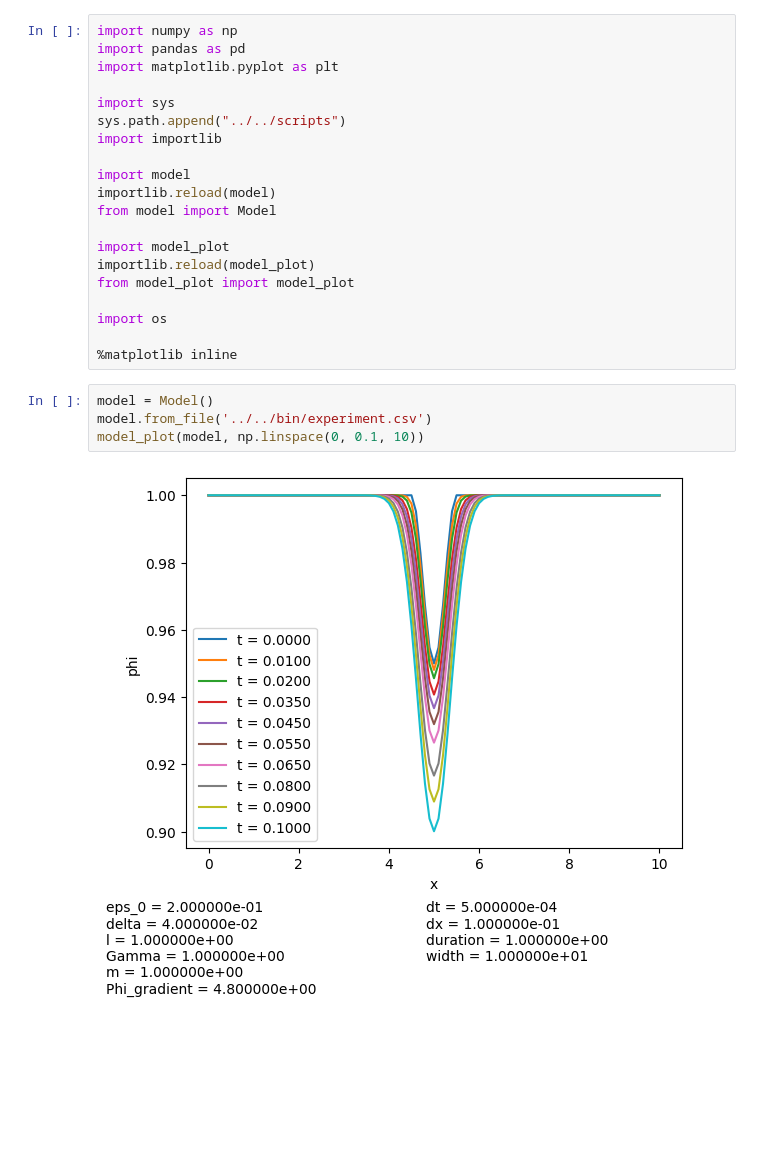
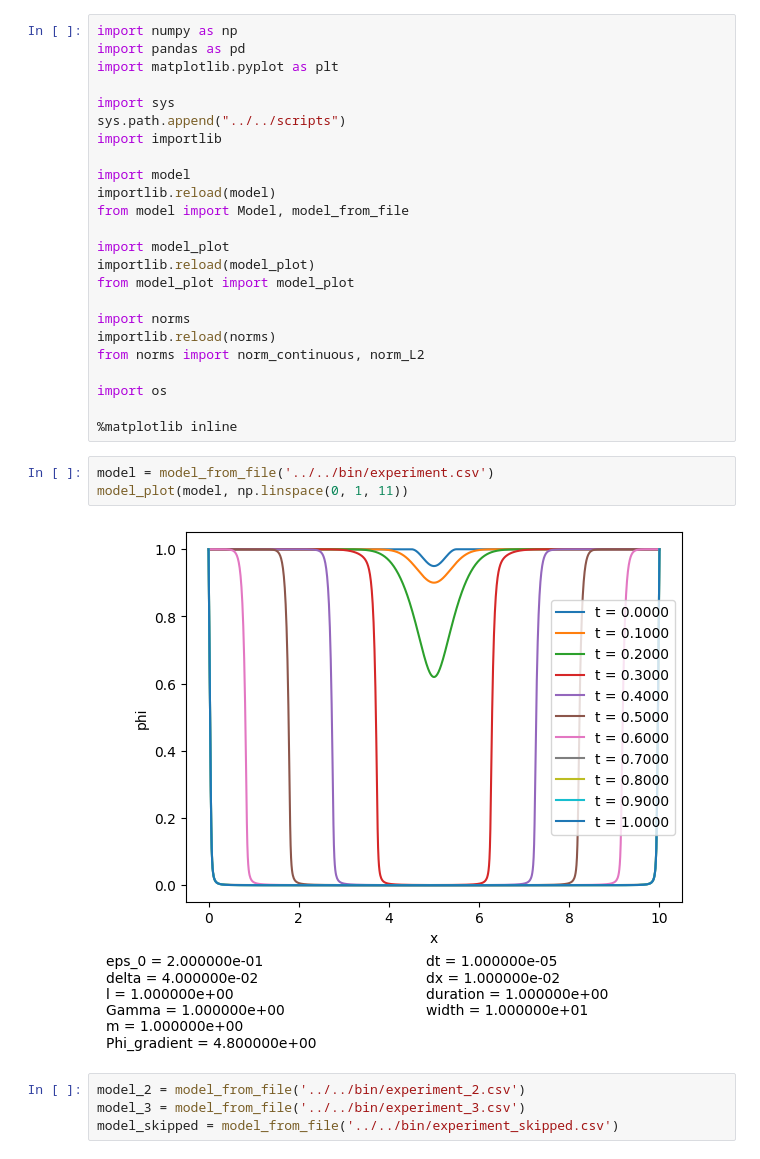
Before and after one commit to ponomarevandr/disruption, a Jupyter notebook: one_dim_problem/examples/modeling_and_comparison/test.ipynb, the cells around one changed output. Saved outputs shown, nothing was run; the diff lists cells and outputs as text; blank space fills up the shorter version.

Commit message:
Norms added

```diff
--- a/one_dim_problem/examples/modeling_and_comparison/test.ipynb
+++ b/one_dim_problem/examples/modeling_and_comparison/test.ipynb
@@ -9,18 +9,25 @@ import importlib
 
 import model
 importlib.reload(model)
-from model import Model
+from model import Model, model_from_file
 
 import model_plot
 importlib.reload(model_plot)
 from model_plot import model_plot
 
+import norms
+importlib.reload(norms)
+from norms import norm_continuous, norm_L2
+
 import os
 
 %matplotlib inline
 # %%
-model = Model()
-model.from_file('../../bin/experiment.csv')
-model_plot(model, np.linspace(0, 0.1, 10))
+model = model_from_file('../../bin/experiment.csv')
+model_plot(model, np.linspace(0, 1, 11))
 # %% [output]
-[figure, old version]
+[figure, new version]
+# %%
+model_2 = model_from_file('../../bin/experiment_2.csv')
+model_3 = model_from_file('../../bin/experiment_3.csv')
+model_skipped = model_from_file('../../bin/experiment_skipped.csv')
```
Also changed, not shown: parts of 2 cells of this notebook, 5 other files.
